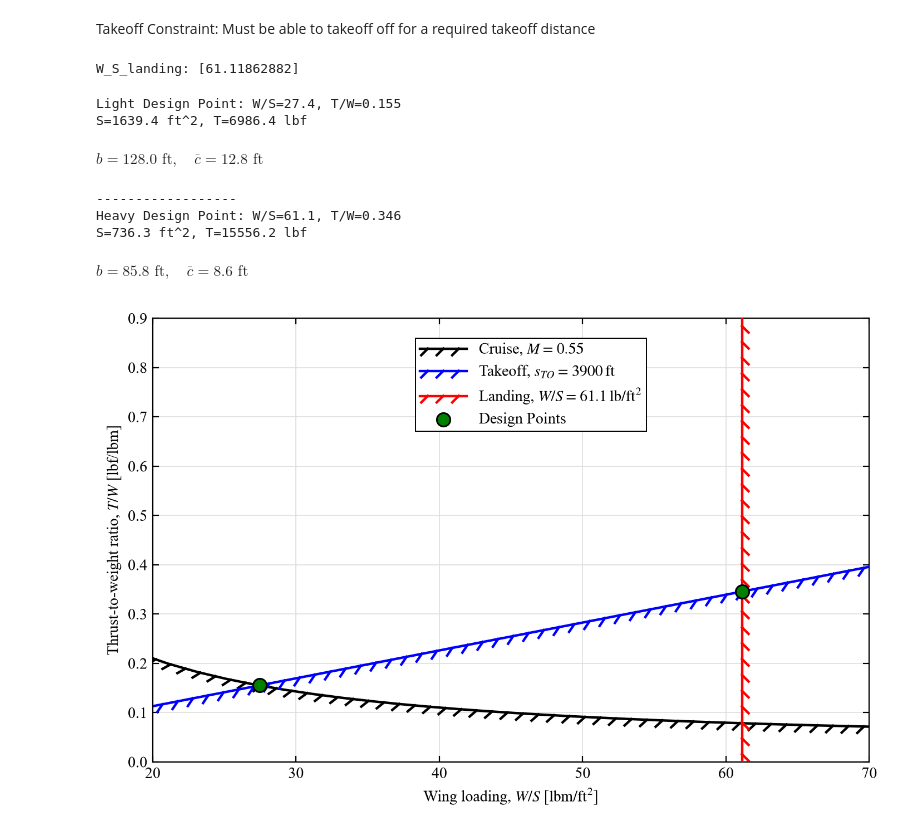
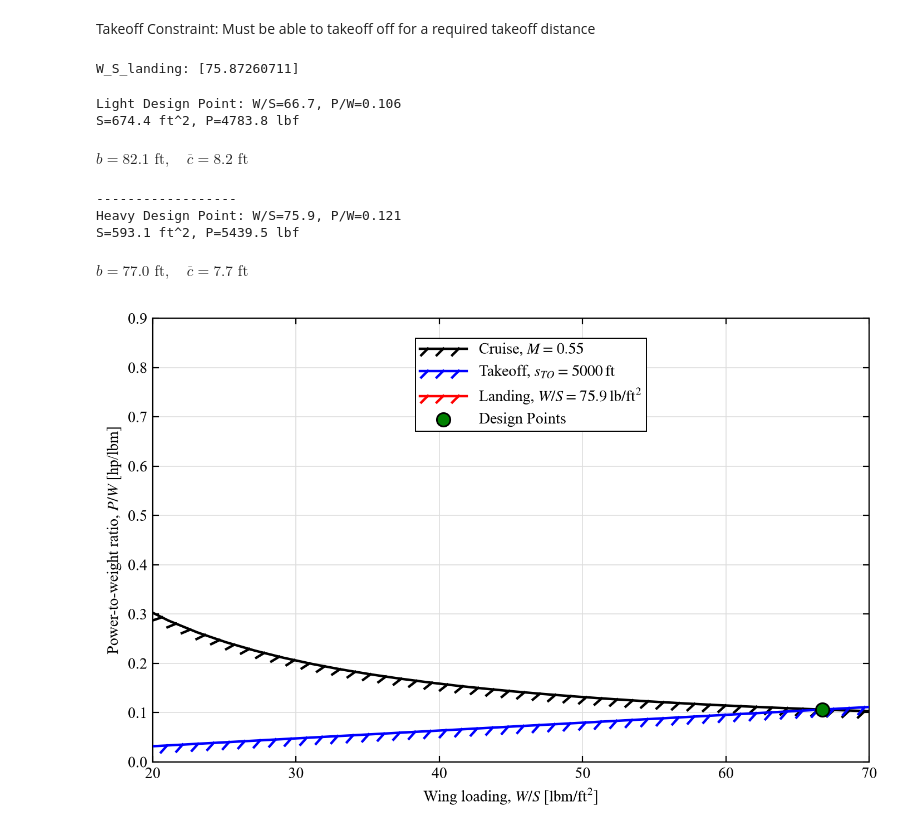
Before and after one commit to zachsstms/Aircraft-Design-Work, a Jupyter notebook: Senior Project Plane/First Design Review/Preliminary Constraint Diagram.ipynb, the cells around one changed output. Drawn from its saved outputs; the diff is of its cells as text; code cells hidden in the pictures.

Commit message:
Changed to be in terms of Power to Weight (turboprop). Values are sensitive and code needs revision.

```diff
--- a/Senior Project Plane/First Design Review/Preliminary Constraint Diagram.ipynb
+++ b/Senior Project Plane/First Design Review/Preliminary Constraint Diagram.ipynb
@@ -9,13 +9,16 @@ import pint
 ureg = pint.UnitRegistry()
 
 MTOW=45000 #[lbm] note: PLACEHOLDER
-C_d_min=0.02 # Taken from The annual aircraft design book (blue), page 6-7.
+
+eta_p=0.9
+C_D0=0.02 # Taken from The annual aircraft design book (blue), page 6-7.
 AR=10 # competitively assessed
 e=0.85 # competitively assessed
 k=1/(np.pi*e*AR)
 M_cruise=0.55 #cruise mach, competitively assessed
 alt=20000*ureg.feet #cruise altitude [input feet], competitively assessed
-take_off_distance=(3900*ureg.feet).magnitude # [ft] landing and takeoff distance at sea level, competitively estimated
+take_off_distance=(5000*ureg.feet).magnitude # [ft] landing and takeoff distance at sea level, competitively estimated
+landing_distance=(5000*ureg.feet).magnitude # [ft] landing and takeoff distance at sea level, competitively estimated
 take_off_alt=(0*ureg.feet).magnitude #[ft] density altitude of takeoff
 # %% [markdown]
 $$ W_l= X * MTOW $$
@@ -47,23 +66,26 @@ T_W_cruise=q_cruise*C_d_min*(1/W_S)+(k/q_cruise)*W_S # above line = valid
 Takeoff Constraint: Must be able to takeoff off for a required takeoff distance
 # %%
 # takeoff constraint
+e_p_takeoff=0.5 # estimated prop efficiency at takeoff (*shaky*)
 C_L_max_TO=1.7 # Value from Roskam, page 91 and page 377 from Gudmundsson
+V_takeoff=1*np.sqrt(take_off_distance/0.3)/1.3 #estimation based off stall speed (broken down below)
 TOP_25=take_off_distance/37.5 # Taken from Roskam, page 98
 sigma_sl=np.sqrt(rho_sl/rho_sl) #normalizing density (assuming sea level for now)
 T_W_takeoff=W_S/(C_L_max_TO*sigma_sl*TOP_25) # Note, above line here (Roskam, page 98, equation 3.7)
+P_W_takeoff=T_W_takeoff*V_takeoff/(550*e_p_takeoff)
 # %%
 # landing constraint
-V_approach=np.sqrt(take_off_distance/0.3) #roskam page 111 (NOTE: verify this works for part 25)
+V_approach=np.sqrt(landing_distance/0.3) #roskam page 111 (NOTE: verify this works for part 25)
 
-V_sl = V_approach/1.3 # page 111 roskam , in knots, need to convert to ft/sec
-V_sl = V_sl*1.68781 # convert knots to ft/sec
+V_stall = V_approach/1.3 # page 111 roskam , in knots, need to convert to ft/sec
+V_stall = V_stall*1.68781 # convert knots to ft/sec
 C_L_max_L = 2.15 # page 91 roskam (estimated, competitive)
-W_S_landing = V_sl**2*rho_sl*0.5*C_L_max_L # roskam equation 3.1
+W_S_landing = V_stall**2*rho_sl*0.5*C_L_max_L # roskam equation 3.1
 
-W_S_landing=W_S_landing/W_landing_fraction # normalize by weight fraction to get in terms of takeoff w/s
+W_S_landing=W_S_landing/beta_landing # normalize by weight fraction to get in terms of takeoff w/s
 print(f"W_S_landing: {W_S_landing}")
 # %% [output]
-W_S_landing: [61.11862882]
+W_S_landing: [75.87260711]
 # %%
 # AIAA-style constraint diagram
 # The 7.0-in width is suitable for a two-column AIAA figure.
@@ -81,17 +103,17 @@ plt.rcParams.update({
 })
 
 # Design point 1: cruise/takeoff crossover (linear interpolation).
-difference = T_W_cruise - T_W_takeoff
+difference = P_W_cruise - P_W_takeoff
 crossing_index = np.where(np.diff(np.sign(difference)) != 0)[0][0]
 W_S_crossover = np.interp(
     0.0,
     difference[crossing_index:crossing_index + 2][::-1],
     W_S[crossing_index:crossing_index + 2][::-1],
 )
-T_W_crossover = np.interp(W_S_crossover, W_S, T_W_takeoff)
+P_W_crossover = np.interp(W_S_crossover, W_S, P_W_takeoff)
 
 # Design point 2: takeoff requirement at the landing wing-loading limit.
-T_W_landing_design = np.interp(W_S_landing.item(), W_S, T_W_takeoff)
+P_W_landing_design = np.interp(W_S_landing.item(), W_S, P_W_takeoff)
 
 fig, ax = plt.subplots(
     figsize=(7.0, 4.5),
@@ -100,11 +122,11 @@ fig, ax = plt.subplots(
 )
 
 cruise_line, = ax.plot(
-    W_S, T_W_cruise, color='black', lw=1.6,
+    W_S, P_W_cruise, color='black', lw=1.6,
     label=rf'Cruise, $M={M_cruise:.2f}$', zorder=3,
 )
 takeoff_line, = ax.plot(
-    W_S, T_W_takeoff, color='blue', lw=1.6,
+    W_S, P_W_takeoff, color='blue', lw=1.6,
     label=rf'Takeoff, $s_{{TO}}={take_off_distance:.0f}\,\mathrm{{ft}}$', zorder=3,
 )
 landing_line = ax.axvline(
@@ -127,60 +149,60 @@ landing_line.set_path_effects([
 ])
 
 # Mark and label both candidate design points.
-ax.scatter(W_S_crossover, T_W_crossover, s=75, marker='o',
+ax.scatter(W_S_crossover, P_W_crossover, s=75, marker='o',
            facecolor='green', edgecolor='black', linewidth=1.1, zorder=6, label=rf'Design Points')
 
 
-ax.scatter(W_S_landing, T_W_landing_design, s=75, marker='o',
+ax.scatter(W_S_landing, P_W_landing_design, s=75, marker='o',
            facecolor='green', edgecolor='black', linewidth=1.1, zorder=6)
 
 
 ax.set_xlim(30, 70)
 ax.set_ylim(0, 0.90)
 ax.set_xlabel(r'Wing loading, $W/S$ [$\mathrm{lbm/ft^2}$]')
-ax.set_ylabel(r'Thrust-to-weight ratio, $T/W$ [lbf/lbm]')
+ax.set_ylabel(r'Power-to-weight ratio, $P/W$ [hp/lbm]')
 ax.set_xticks(np.linspace(20,70,6))
 ax.set_yticks(np.arange(0.0, 1.0, 0.1))
 ax.tick_params(which='both', direction='in', top=True, right=True,
                width=0.8, length=4)
 ax.grid(True, which='major', color='0.87', linewidth=0.6, zorder=0)
 
 legend = ax.legend(bbox_to_anchor=(.7, 0.85),
     loc='right', frameon=True, fancybox=False, framealpha=1.0,
     facecolor='white', edgecolor='black', borderpad=0.3, handlelength=3.0,
 )
 legend.get_frame().set_linewidth(0.7)
 
 
 fig.savefig(
     'sizing_constraint_diagram_AIAA.png',
     dpi=300,
     facecolor='white',
     bbox_inches='tight',
 )
 S=MTOW/W_S_crossover
-T=T_W_crossover*MTOW
+P=P_W_crossover*MTOW
 b=np.sqrt(S*AR)
 c_bar=b/AR
 
-print(f"Light Design Point: W/S={W_S_crossover:.1f}, T/W={T_W_crossover:.3f}")
-print(f"S={S:.1f} ft^2, T={T:.1f} lbf")
+print(f"Light Design Point: W/S={W_S_crossover:.1f}, P/W={P_W_crossover:.3f}")
+print(f"S={S:.1f} ft^2, P={P:.1f} lbf")
 display(Math(rf"b={b:.1f}\text{{ ft}}, \quad \overline{{c}}={c_bar:.1f}\text{{ ft}}"))
 print("------------------")
 S=MTOW/W_S_landing
-T=T_W_landing_design*MTOW
+P=P_W_landing_design*MTOW
 b=np.sqrt(S*AR)
 c_bar=b/AR
 
-print(f"Heavy Design Point: W/S={W_S_landing.item():.1f}, T/W={T_W_landing_design.item():.3f}")
-print(f"S={S.item():.1f} ft^2, T={T.item():.1f} lbf")
+print(f"Heavy Design Point: W/S={W_S_landing.item():.1f}, P/W={P_W_landing_design.item():.3f}")
+print(f"S={S.item():.1f} ft^2, P={P.item():.1f} lbf")
 display(Math(rf"b={b.item():.1f}\text{{ ft}}, \quad \overline{{c}}={c_bar.item():.1f}\text{{ ft}}"))
 # %% [output]
-Light Design Point: W/S=27.4, T/W=0.155
-S=1639.4 ft^2, T=6986.4 lbf
+Light Design Point: W/S=66.7, P/W=0.106
+S=674.4 ft^2, P=4783.8 lbf
-$\displaystyle b=128.0\text{ ft}, \quad \overline{c}=12.8\text{ ft}$
+$\displaystyle b=82.1\text{ ft}, \quad \overline{c}=8.2\text{ ft}$
 ------------------
-Heavy Design Point: W/S=61.1, T/W=0.346
-S=736.3 ft^2, T=15556.2 lbf
+Heavy Design Point: W/S=75.9, P/W=0.121
+S=593.1 ft^2, P=5439.5 lbf
-$\displaystyle b=85.8\text{ ft}, \quad \overline{c}=8.6\text{ ft}$
+$\displaystyle b=77.0\text{ ft}, \quad \overline{c}=7.7\text{ ft}$
-[figure, old version]
+[figure, new version]
```
Also changed, not shown: parts of 3 cells of this notebook.
